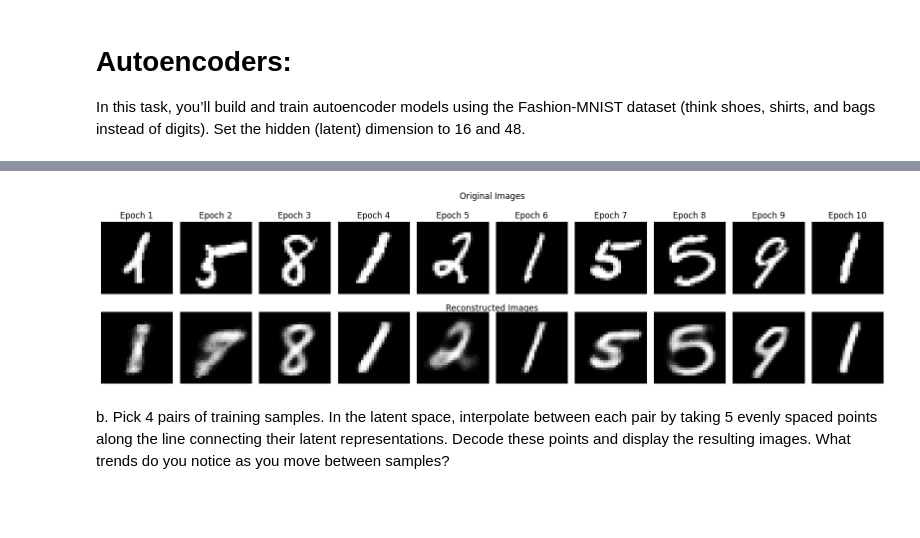
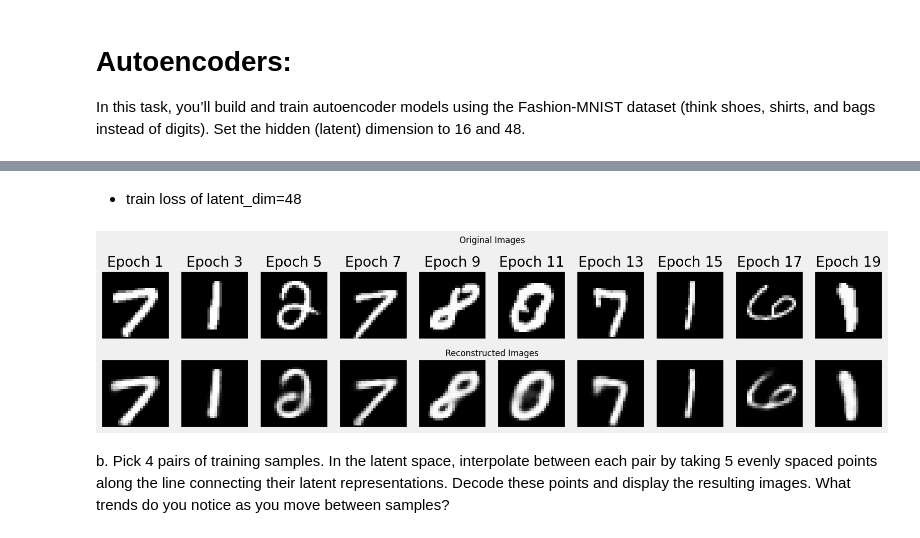
Before and after one commit to mridulpant2010/CS5480-deeplearning, a Jupyter notebook: assignment/a4_cs24mtech15009.ipynb, the cells around one changed output, grey strips where cells are left out. Saved outputs shown, nothing was run; the diff lists cells and outputs as text; code cells hidden in the pictures; blank space fills up the shorter version.

```diff
--- a/assignment/a4_cs24mtech15009.ipynb
+++ b/assignment/a4_cs24mtech15009.ipynb
@@ -122,0 +111,20 @@ plt.show()
+# %%
+plt.style.use('fivethirtyeight')
+plt.figure(figsize=(12, 5))
+
+# Training loss (per iteration)
+plt.subplot(1, 2, 1)
+plt.plot(losses, label='Training Loss')
+plt.xlabel('Iterations')
+plt.ylabel('Loss')
+plt.legend()
+
+# Test loss (per epoch)
+plt.subplot(1, 2, 2)
+plt.plot(test_losses, label='Test Loss', color='red')
+plt.xlabel('Epochs')
+plt.ylabel('Loss')
+plt.legend()
+
+plt.tight_layout()
+plt.show()
@@ -231,0 +284,20 @@ Epoch [10/10], Loss: 0.0180
+# %%
+plt.style.use('fivethirtyeight')
+plt.figure(figsize=(12, 5))
+
+# Training loss (per iteration)
+plt.subplot(1, 2, 1)
+plt.plot(losses, label='Training Loss')
+plt.xlabel('Iterations')
+plt.ylabel('Loss')
+plt.legend()
+
+# Test loss (per epoch)
+plt.subplot(1, 2, 2)
+plt.plot(test_losses, label='Test Loss', color='red')
+plt.xlabel('Epochs')
+plt.ylabel('Loss')
+plt.legend()
+
+plt.tight_layout()
+plt.show()
@@ -232,7 +312,9 @@ Epoch [10/10], Loss: 0.0180
+# %% [markdown]
+- train loss of latent_dim=48
 # %%
-plot_ae_outputs(final_output, n=10, epochs=10)
+plot_ae_outputs(final_output, n=10, epochs=20)
 # %% [output]
-[figure, old version]
+[figure, new version]
 # %% [markdown]
 b. Pick 4 pairs of training samples. In the latent space, interpolate between each pair by taking 5 evenly spaced points along the line connecting their latent representations. Decode these points and display the resulting images. What trends do you notice as you move between samples?
 # %%
```
Also changed, not shown: parts of 23 cells of this notebook.
